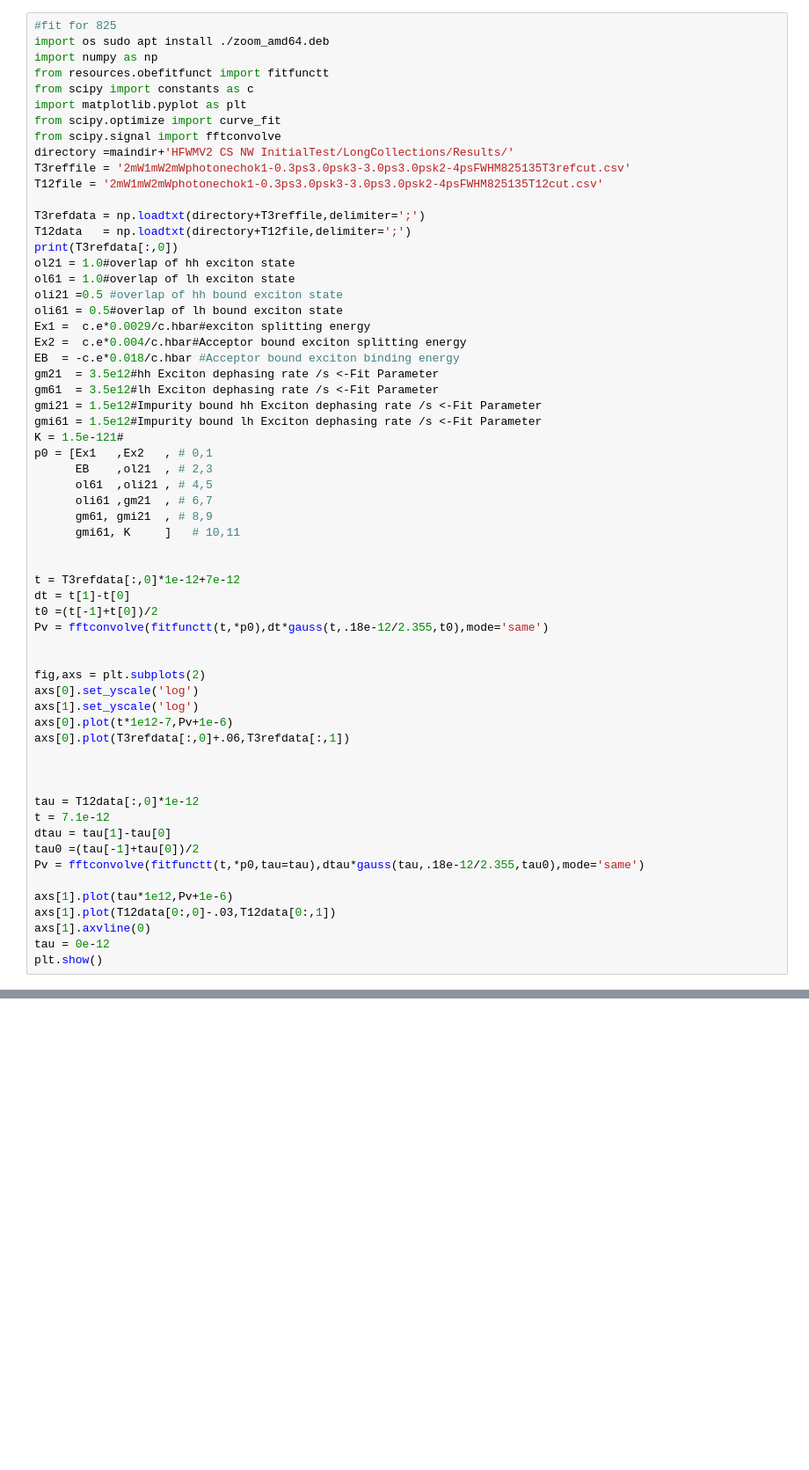
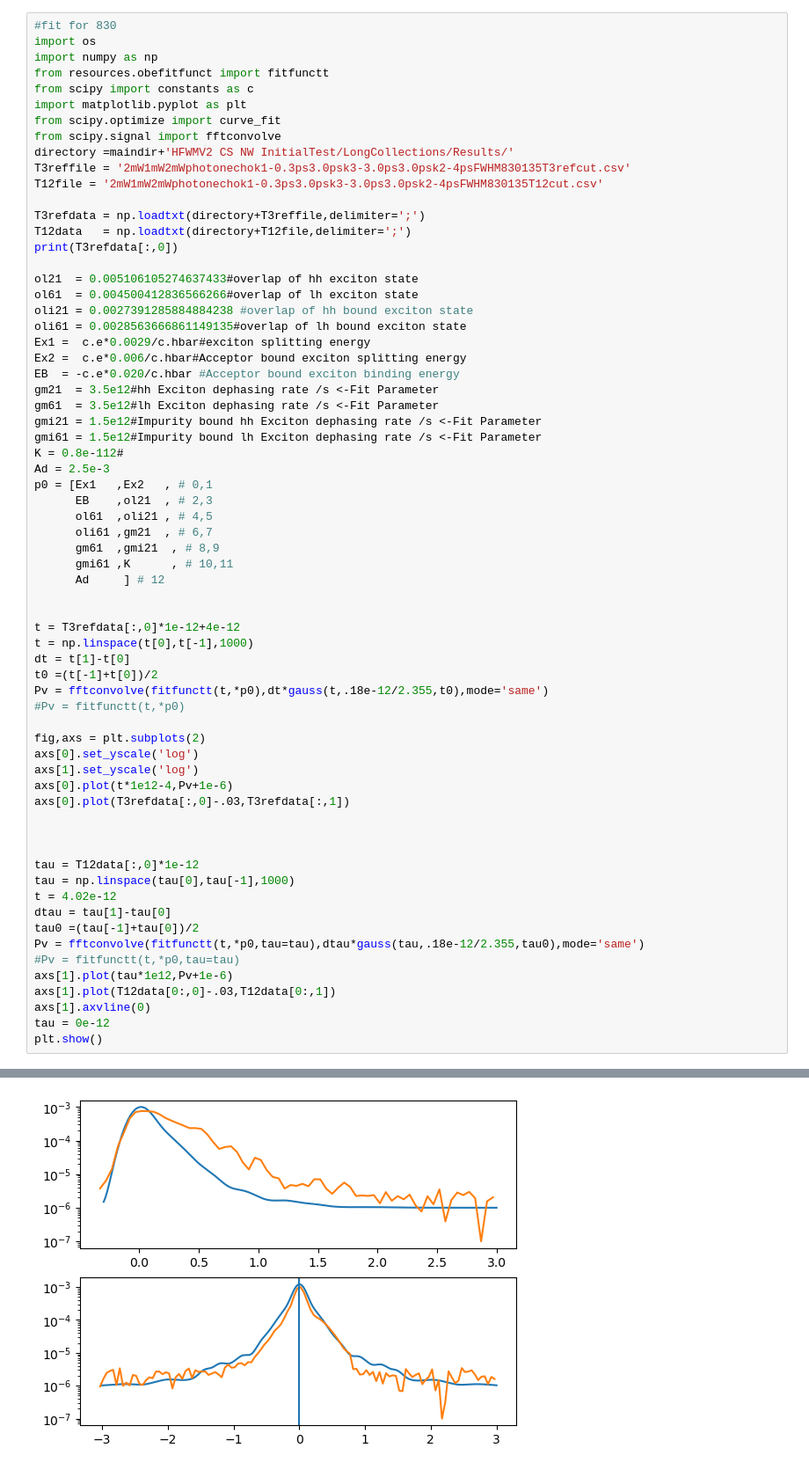
Before and after one commit to MTLphys/FittingFunctions, a Jupyter notebook: TestingFitts.ipynb, the cells around one changed output, grey strips where cells are left out. Shown at 88% size. Saved outputs shown, nothing was run; the diff lists cells and outputs as text; blank space fills up the shorter version.

```diff
--- a/TestingFitts.ipynb
+++ b/TestingFitts.ipynb
@@ -217,6 +316,6 @@ plt.show()
 # %%
-#fit for 825
-import os sudo apt install ./zoom_amd64.deb
+#fit for 830
+import os
 import numpy as np
 from resources.obefitfunct import fitfunctt
 from scipy import constants as c
@@ -224,52 +323,57 @@ import matplotlib.pyplot as plt
 from scipy.optimize import curve_fit
 from scipy.signal import fftconvolve
 directory =maindir+'HFWMV2 CS NW InitialTest/LongCollections/Results/'
-T3reffile = '2mW1mW2mWphotonechok1-0.3ps3.0psk3-3.0ps3.0psk2-4psFWHM825135T3refcut.csv'
-T12file = '2mW1mW2mWphotonechok1-0.3ps3.0psk3-3.0ps3.0psk2-4psFWHM825135T12cut.csv'
+T3reffile = '2mW1mW2mWphotonechok1-0.3ps3.0psk3-3.0ps3.0psk2-4psFWHM830135T3refcut.csv'
+T12file = '2mW1mW2mWphotonechok1-0.3ps3.0psk3-3.0ps3.0psk2-4psFWHM830135T12cut.csv'
 
 T3refdata = np.loadtxt(directory+T3reffile,delimiter=';')
 T12data   = np.loadtxt(directory+T12file,delimiter=';')
 print(T3refdata[:,0])
-ol21 = 1.0#overlap of hh exciton state
-ol61 = 1.0#overlap of lh exciton state
-oli21 =0.5 #overlap of hh bound exciton state
-oli61 = 0.5#overlap of lh bound exciton state
+
+ol21  = 0.005106105274637433#overlap of hh exciton state
+ol61  = 0.004500412836566266#overlap of lh exciton state
+oli21 = 0.0027391285884884238 #overlap of hh bound exciton state
+oli61 = 0.0028563666861149135#overlap of lh bound exciton state
 Ex1 =  c.e*0.0029/c.hbar#exciton splitting energy
-Ex2 =  c.e*0.004/c.hbar#Acceptor bound exciton splitting energy
-EB  = -c.e*0.018/c.hbar #Acceptor bound exciton binding energy
+Ex2 =  c.e*0.006/c.hbar#Acceptor bound exciton splitting energy
+EB  = -c.e*0.020/c.hbar #Acceptor bound exciton binding energy
 gm21  = 3.5e12#hh Exciton dephasing rate /s <-Fit Parameter
 gm61  = 3.5e12#lh Exciton dephasing rate /s <-Fit Parameter
 gmi21 = 1.5e12#Impurity bound hh Exciton dephasing rate /s <-Fit Parameter
 gmi61 = 1.5e12#Impurity bound lh Exciton dephasing rate /s <-Fit Parameter
-K = 1.5e-121#
+K = 0.8e-112#
+Ad = 2.5e-3
 p0 = [Ex1   ,Ex2   , # 0,1
       EB    ,ol21  , # 2,3
       ol61  ,oli21 , # 4,5
       oli61 ,gm21  , # 6,7
-      gm61, gmi21  , # 8,9
-      gmi61, K     ]   # 10,11
+      gm61  ,gmi21  , # 8,9
+      gmi61 ,K      , # 10,11
+      Ad     ] # 12
 
 
-t = T3refdata[:,0]*1e-12+7e-12
+t = T3refdata[:,0]*1e-12+4e-12
+t = np.linspace(t[0],t[-1],1000)
 dt = t[1]-t[0]
 t0 =(t[-1]+t[0])/2
 Pv = fftconvolve(fitfunctt(t,*p0),dt*gauss(t,.18e-12/2.355,t0),mode='same')
-
+#Pv = fitfunctt(t,*p0)
 
 fig,axs = plt.subplots(2)
 axs[0].set_yscale('log')
 axs[1].set_yscale('log')
-axs[0].plot(t*1e12-7,Pv+1e-6)
-axs[0].plot(T3refdata[:,0]+.06,T3refdata[:,1])
+axs[0].plot(t*1e12-4,Pv+1e-6)
+axs[0].plot(T3refdata[:,0]-.03,T3refdata[:,1])
 
 
 
 tau = T12data[:,0]*1e-12
-t = 7.1e-12
+tau = np.linspace(tau[0],tau[-1],1000)
+t = 4.02e-12
 dtau = tau[1]-tau[0]
 tau0 =(tau[-1]+tau[0])/2
 Pv = fftconvolve(fitfunctt(t,*p0,tau=tau),dtau*gauss(tau,.18e-12/2.355,tau0),mode='same')
-
+#Pv = fitfunctt(t,*p0,tau=tau)
 axs[1].plot(tau*1e12,Pv+1e-6)
 axs[1].plot(T12data[0:,0]-.03,T12data[0:,1])
 axs[1].axvline(0)
@@ -279,0 +391 @@ SyntaxError: invalid syntax (2862719101.py, line 2)
+[figure, added]
```
Also changed, not shown: parts of 10 cells of this notebook, 3 other files.
